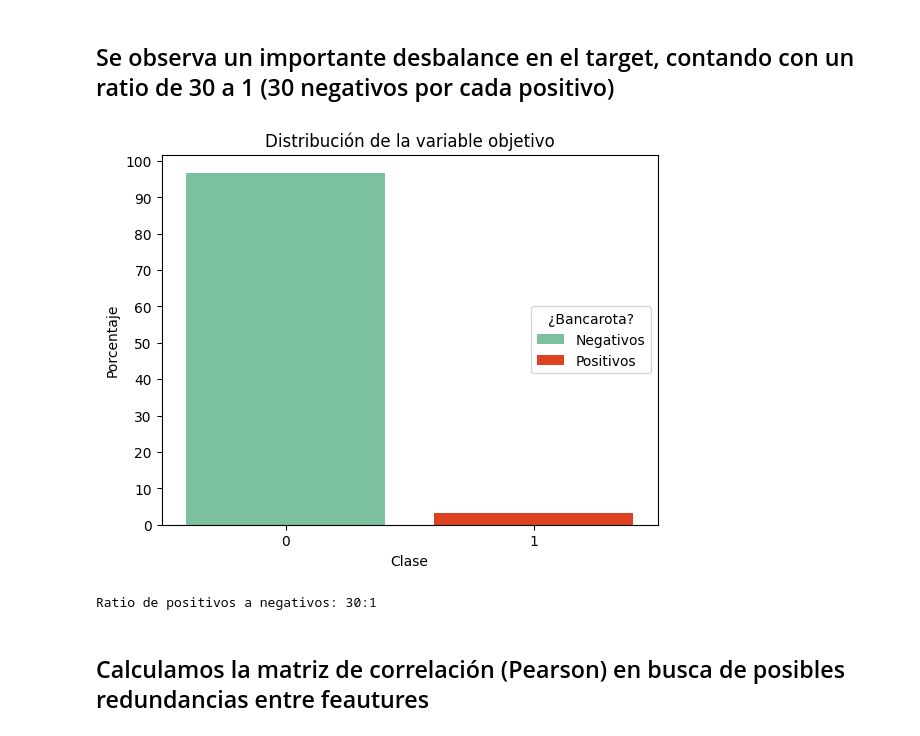
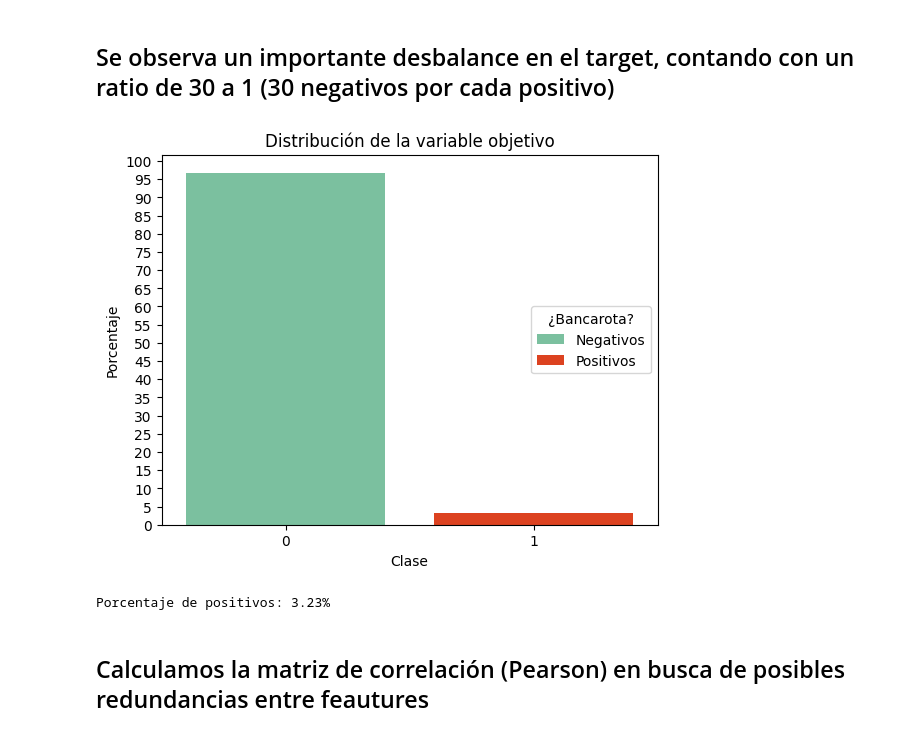
Before and after one commit to epsilondenso/Data_Science_projects, a Jupyter notebook: notebooks/02_EDA.ipynb, the cells around one changed output. Drawn from its saved outputs; the diff is of its cells as text; code cells hidden in the pictures.

```diff
--- a/notebooks/02_EDA.ipynb
+++ b/notebooks/02_EDA.ipynb
@@ -78,20 +78,20 @@ stzd_data = (prep_data - prep_data.mean())/prep_data.std()
 # %%
 sns.countplot(data = prep_data, x = "Bankrupt?",
               stat = "percent", hue = "Bankrupt?", palette = ["#6fcb9f", "#fb2e01"])
 plt.title("Distribución de la variable objetivo")
 plt.xlabel("Clase")
 plt.ylabel("Porcentaje")
 plt.legend(title = "¿Bancarota?", loc = "right", labels = ["Negativos", "Positivos"])
-plt.yticks(range(0, 101, 10))
+plt.yticks(range(0, 101, 5))
 plt.show()
 
 n_positive = prep_data["Bankrupt?"].sum()
 n_negative = len(prep_data) - n_positive
-ratio = n_negative / n_positive
-print(f"Ratio de positivos a negativos: {int(np.round(ratio))}:1")
+positive_pct = (n_positive / len(prep_data)) * 100
+print(f"Porcentaje de positivos: {positive_pct:.2f}%")
 # %% [output]
-[figure, old version]
+[figure, new version]
-Ratio de positivos a negativos: 30:1
+Porcentaje de positivos: 3.23%
 # %% [markdown]
 ## Calculamos la matriz de correlación (Pearson) en busca de posibles redundancias entre feautures
 # %%
```
Also changed, not shown: 4 other files.
